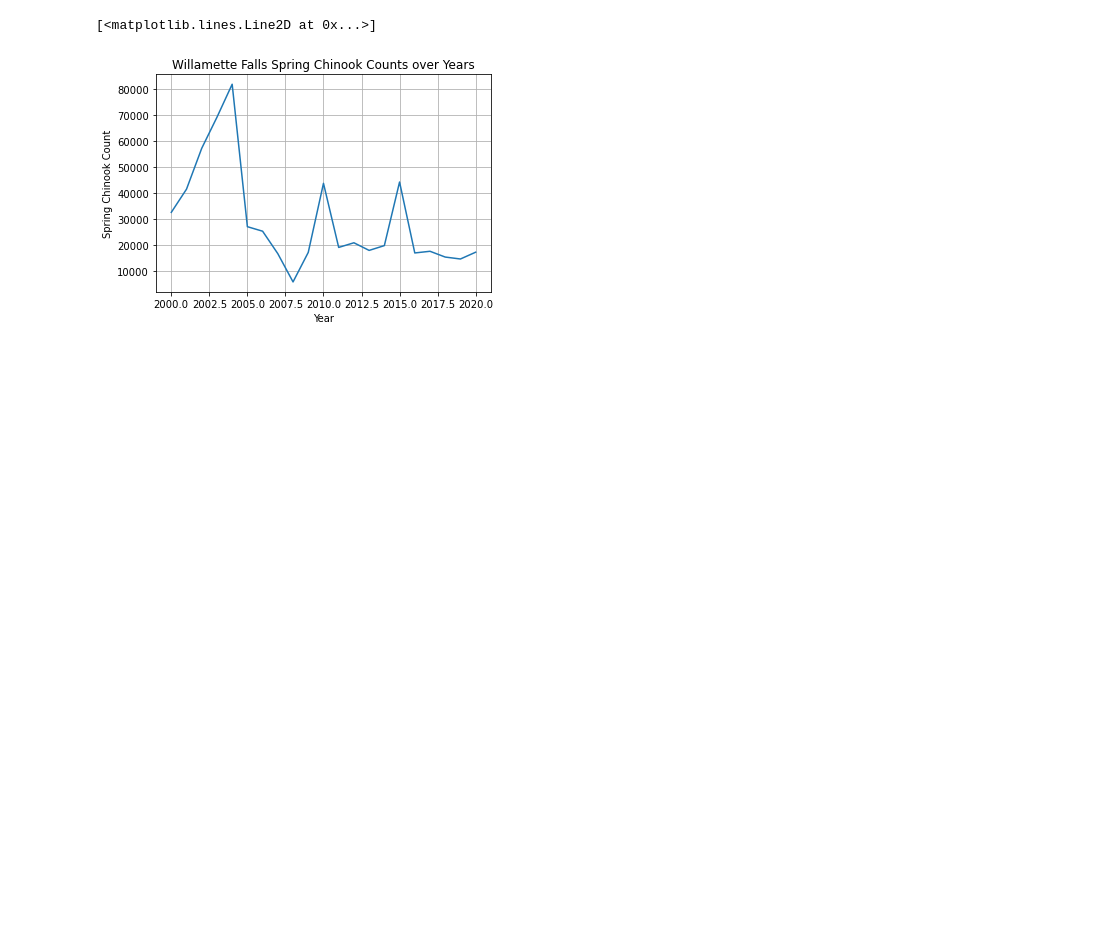
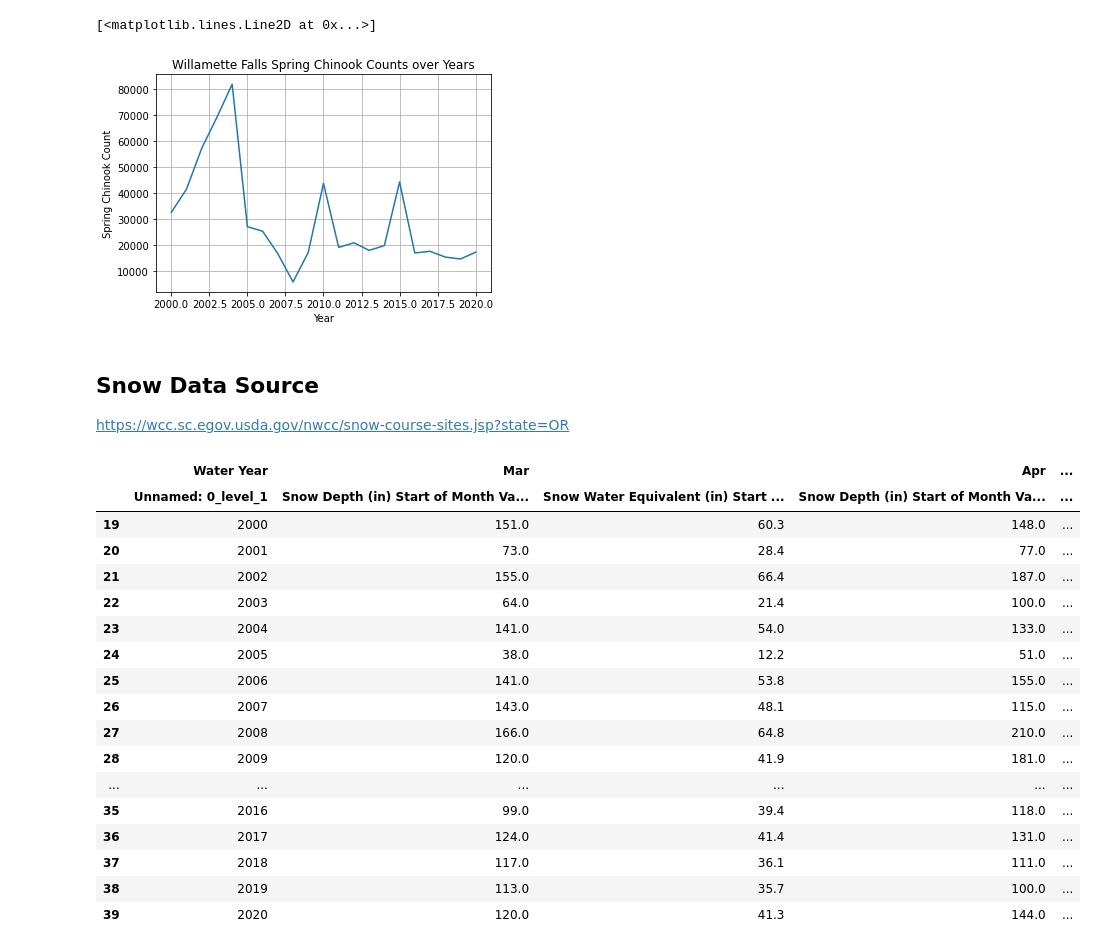
Before and after one commit to jayhjman/bootcamp-project1, a Jupyter notebook: Chinook-Salmon.ipynb, the cells around one changed output. Drawn from its saved outputs; the diff is of its cells as text; code cells hidden in the pictures; blank space fills up the shorter version.

```diff
--- a/Chinook-Salmon.ipynb
+++ b/Chinook-Salmon.ipynb
@@ -129,3 +137,51 @@ ax.plot(willamette_salmon_df["Year"], willamette_salmon_df["Chinook"] )
 # %% [output]
 [<matplotlib.lines.Line2D at 0x...>]
 [figure]
+# %% [markdown]
+## Snow Data Source
+
+https://wcc.sc.egov.usda.gov/nwcc/snow-course-sites.jsp?state=OR
+# %%
+# Read in Mt Hood Snow file
+mt_hood_snow_file = "Resources/Mt_Hood_Test_Site_Snow.csv"
+
+# Load data
+mt_hood_snow_df = pd.read_csv(mt_hood_snow_file, header=[0,1])
+
+#Make sure we only get 2000 to 2020
+mt_hood_snow_df =  mt_hood_snow_df[
+    (mt_hood_snow_df["Water Year"]["Unnamed: 0_level_1"] > 1999) &
+    (mt_hood_snow_df["Water Year"]["Unnamed: 0_level_1"] < 2021)
+]
+
+
+mt_hood_snow_df = mt_hood_snow_df[[
+        ("Water Year","Unnamed: 0_level_1"),
+        ("Mar","Snow Depth (in) Start of Month Values"),
+        ("Mar","Snow Water Equivalent (in) Start of Month Values"),
+        ("Apr","Snow Depth (in) Start of Month Values"),
+        ("Apr","Snow Water Equivalent (in) Start of Month Values"),
+        ("May","Snow Depth (in) Start of Month Values"),
+        ("May","Snow Water Equivalent (in) Start of Month Values"),
+    ]
+]
+mt_hood_snow_df
+# %% [output]
+|  | Water Year | Mar |  | Apr | ... |
+|  | Unnamed: 0_level_1 | Snow Depth (in) Start of Month Va... | Snow Water Equivalent (in) Start ... | Snow Depth (in) Start of Month Va... | ... |
+| 19 | 2000 | 151.0 | 60.3 | 148.0 | ... |
+| 20 | 2001 | 73.0 | 28.4 | 77.0 | ... |
+| 21 | 2002 | 155.0 | 66.4 | 187.0 | ... |
+| 22 | 2003 | 64.0 | 21.4 | 100.0 | ... |
+| 23 | 2004 | 141.0 | 54.0 | 133.0 | ... |
+| 24 | 2005 | 38.0 | 12.2 | 51.0 | ... |
+| 25 | 2006 | 141.0 | 53.8 | 155.0 | ... |
+| 26 | 2007 | 143.0 | 48.1 | 115.0 | ... |
+| 27 | 2008 | 166.0 | 64.8 | 210.0 | ... |
+| 28 | 2009 | 120.0 | 41.9 | 181.0 | ... |
+| ... | ... | ... | ... | ... | ... |
+| 35 | 2016 | 99.0 | 39.4 | 118.0 | ... |
+| 36 | 2017 | 124.0 | 41.4 | 131.0 | ... |
+| 37 | 2018 | 117.0 | 36.1 | 111.0 | ... |
+| 38 | 2019 | 113.0 | 35.7 | 100.0 | ... |
+| 39 | 2020 | 120.0 | 41.3 | 144.0 | ... |
```
Also changed, not shown: parts of 4 cells of this notebook, 1 other file.
